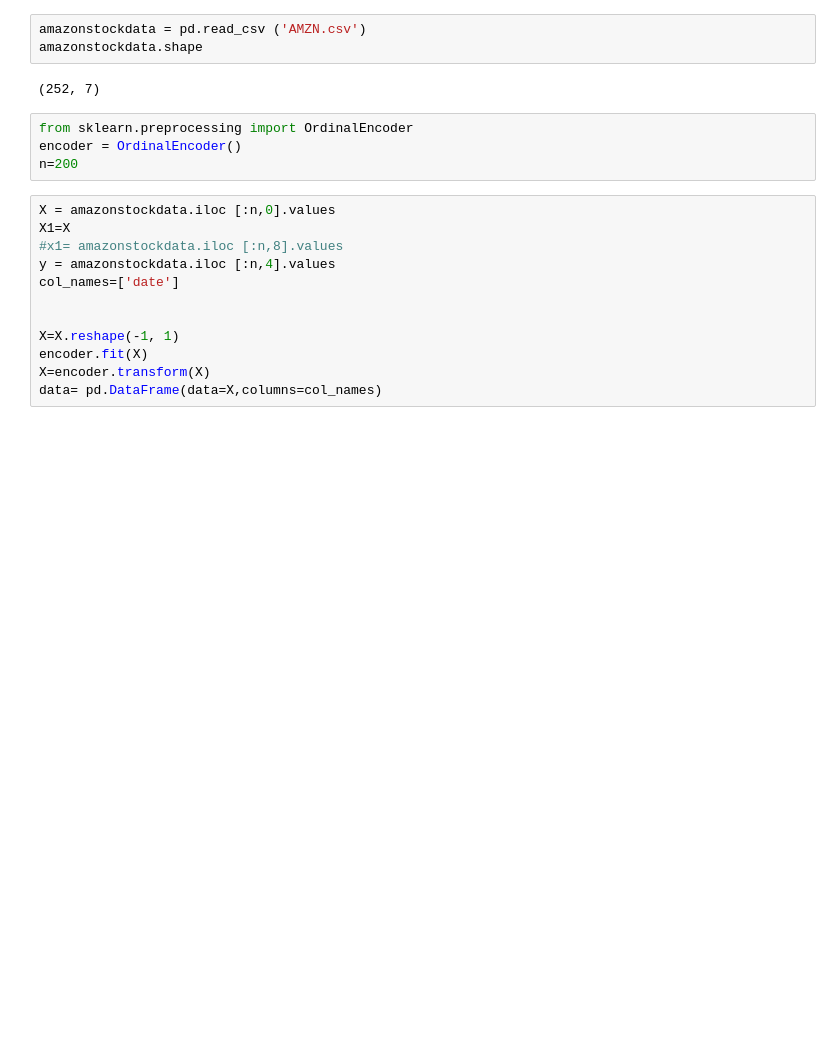
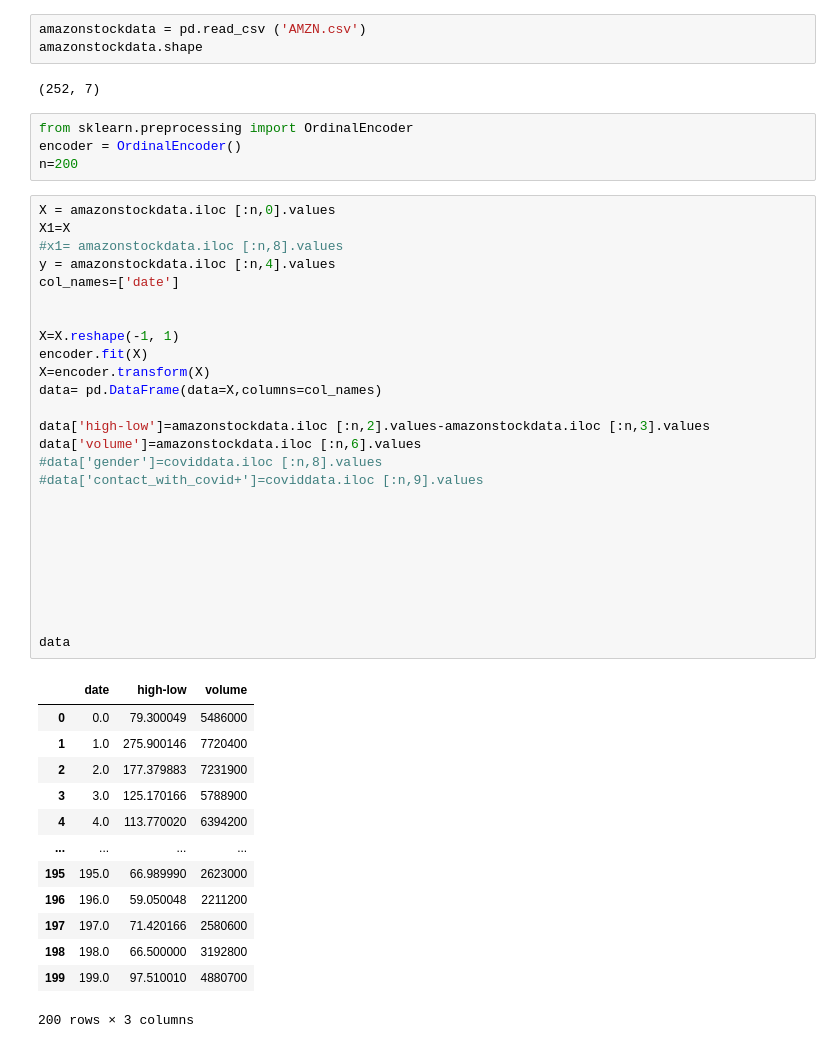
Before and after one commit to Rayyan1701/Stock-price-prediction-using-ML, a Jupyter notebook: Stock price Prediction using NN.ipynb, the cells around one changed output. Drawn from its saved outputs; the diff is of its cells as text; blank space fills up the shorter version.

```diff
--- a/Stock price Prediction using NN.ipynb
+++ b/Stock price Prediction using NN.ipynb
@@ -27,15 +15,43 @@ n=200
 # %%
 X = amazonstockdata.iloc [:n,0].values
 X1=X
 #x1= amazonstockdata.iloc [:n,8].values
 y = amazonstockdata.iloc [:n,4].values
 col_names=['date']
 
 
 X=X.reshape(-1, 1)
 encoder.fit(X)
 X=encoder.transform(X)
 data= pd.DataFrame(data=X,columns=col_names)
+
+data['high-low']=amazonstockdata.iloc [:n,2].values-amazonstockdata.iloc [:n,3].values
+data['volume']=amazonstockdata.iloc [:n,6].values
+#data['gender']=coviddata.iloc [:n,8].values
+#data['contact_with_covid+']=coviddata.iloc [:n,9].values
+
+
+
+
+
+
+
+
+data
+# %% [output]
+|  | date | high-low | volume |
+| 0 | 0.0 | 79.300049 | 5486000 |
+| 1 | 1.0 | 275.900146 | 7720400 |
+| 2 | 2.0 | 177.379883 | 7231900 |
+| 3 | 3.0 | 125.170166 | 5788900 |
+| 4 | 4.0 | 113.770020 | 6394200 |
+| ... | ... | ... | ... |
+| 195 | 195.0 | 66.989990 | 2623000 |
+| 196 | 196.0 | 59.050048 | 2211200 |
+| 197 | 197.0 | 71.420166 | 2580600 |
+| 198 | 198.0 | 66.500000 | 3192800 |
+| 199 | 199.0 | 97.510010 | 4880700 |
+200 rows × 3 columns
 # %%
 from sklearn.model_selection import train_test_split
 X_train, X_test, y_train, y_test = train_test_split (data, y, test_size = 1/4,
```
Also changed, not shown: parts of 7 cells of this notebook, 1 other file.
